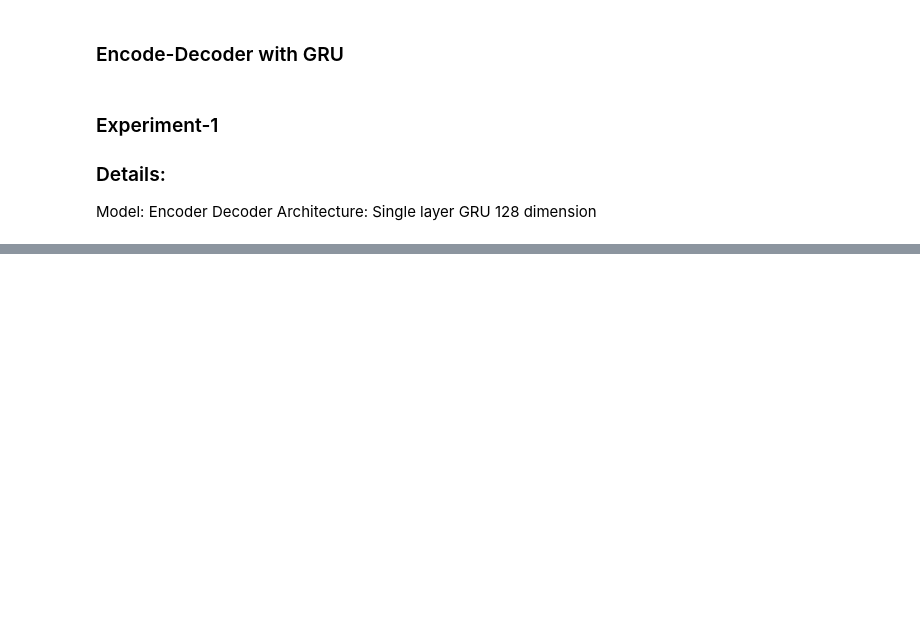
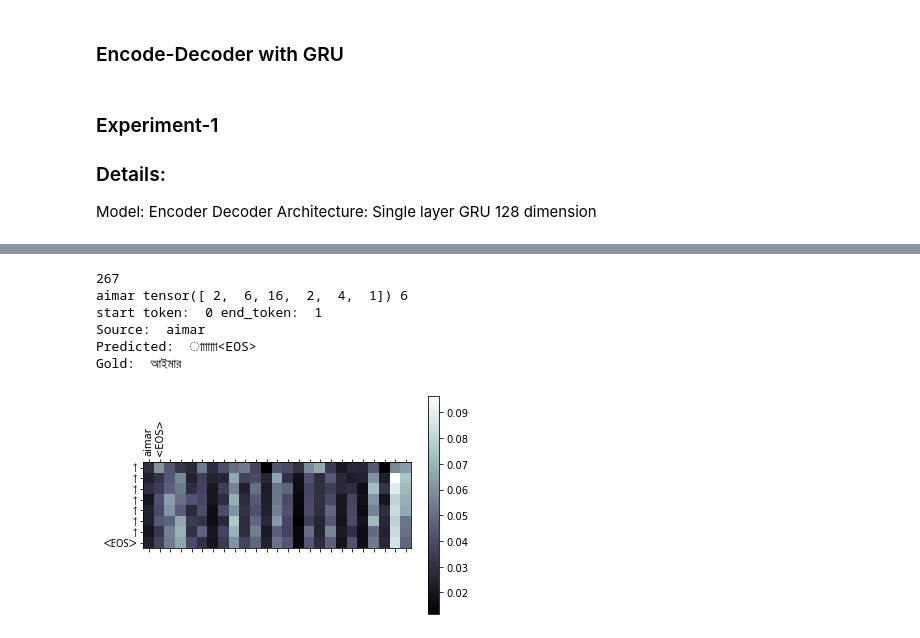
Before and after one commit to Bangla-NLP/BLUE-Benchmark, a Jupyter notebook: src/transliteration/Translitertation.ipynb, the cells around one changed output, grey strips where cells are left out. Drawn from its saved outputs; the diff is of its cells as text; code cells hidden in the pictures; blank space fills up the shorter version.

```diff
--- a/src/transliteration/Translitertation.ipynb
+++ b/src/transliteration/Translitertation.ipynb
@@ -489,0 +728,35 @@ torch.Size([1, 58]) torch.Size([1, 1, 256])
+# %%
+id = random.randint(0,len(X_validation)-1)
+print(id)
+# def evaluateInstanceWithAttention(
+#     source,
+#     encoder,
+#     decoder,
+#     start_token,
+#     end_token,
+#     source_vocab,
+#     target_vocab,
+#     max_length=25)
+input_sentence = X_validation[id]
+gold = y_validation[id]
+output_words, attentions = evaluateInstanceWithAttention(
+    input_sentence,
+    encoder,
+    decoder,
+    bengali_vocab.index('<SOS>'),
+    bengali_vocab.index('<EOS>'),
+    english_vocab,
+    bengali_vocab,
+    max_length)
+print("Source: ",input_sentence)
+print("Predicted: ",''.join(output_words))
+print("Gold: ",gold)
+showAttention(input_sentence, output_words, attentions)
+# %% [output]
+267
+aimar tensor([ 2,  6, 16,  2,  4,  1]) 6
+start token:  0 end_token:  1
+Source:  aimar
+Predicted:  াাাাাাা<EOS>
+Gold:  আইমার
+[figure, added]
```
Also changed, not shown: parts of 28 cells of this notebook.
